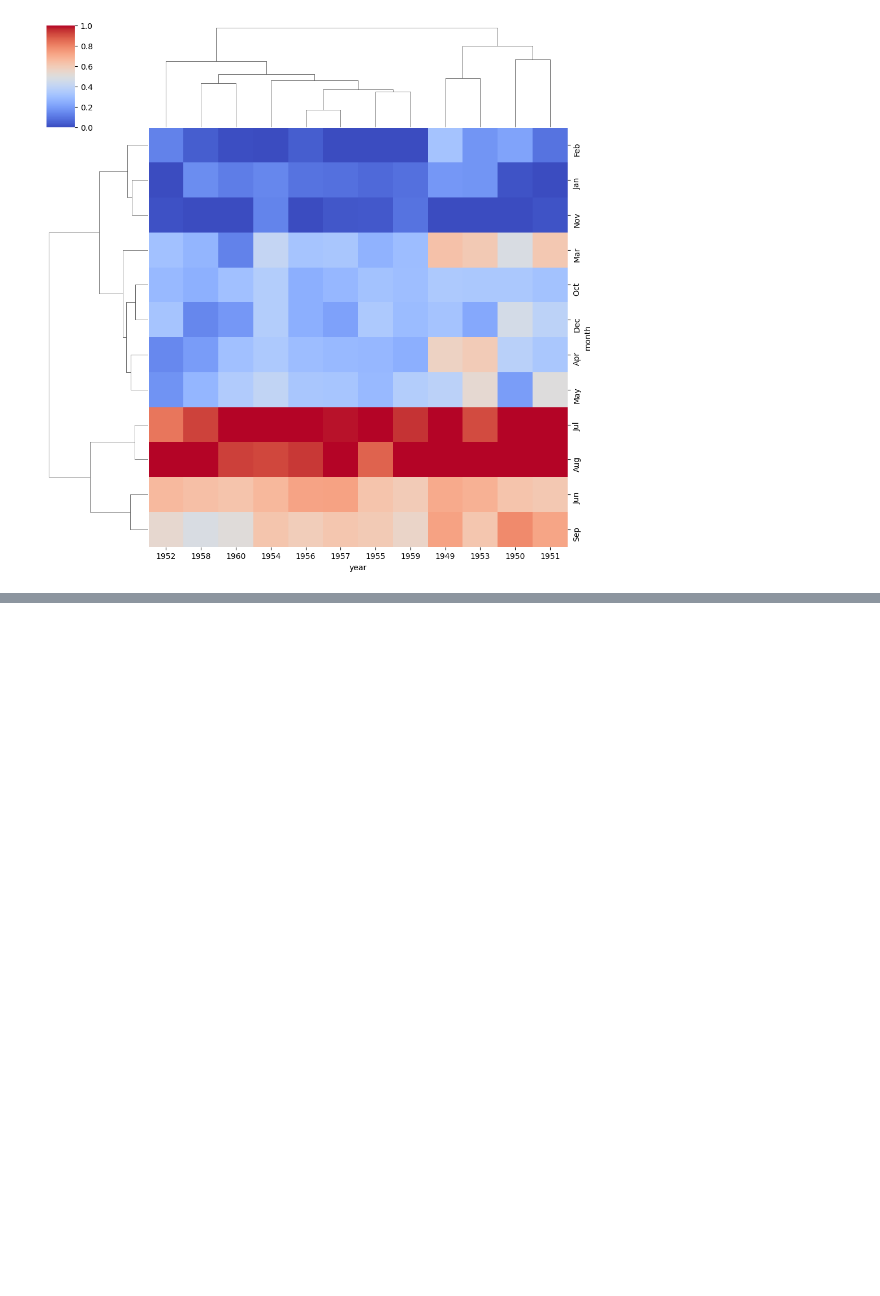
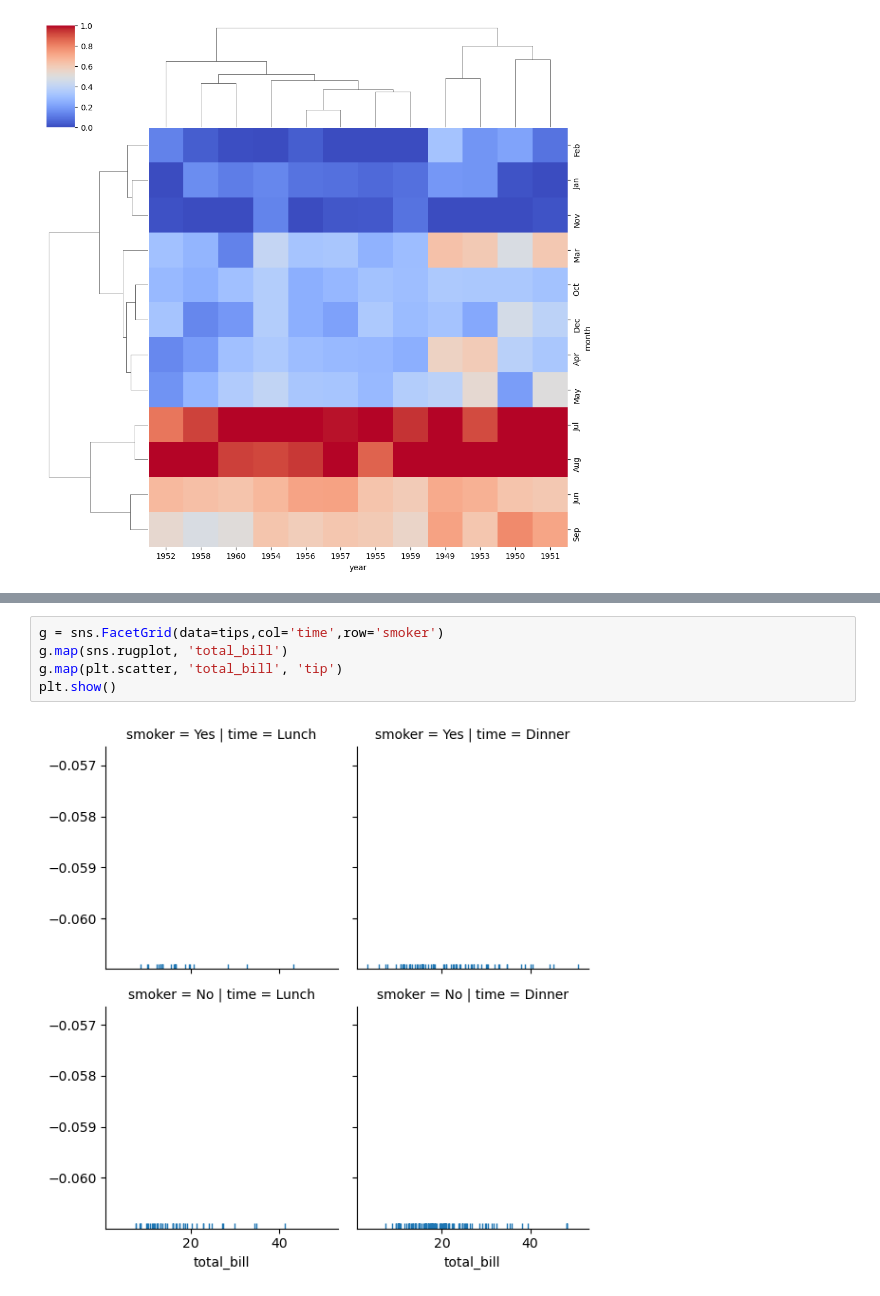
Before and after one commit to m-ata/data-visualization, a Jupyter notebook: seaborn/seaborn.ipynb, the cells around one changed output, grey strips where cells are left out. Drawn from its saved outputs; the diff is of its cells as text; blank space fills up the shorter version.

```diff
--- a/seaborn/seaborn.ipynb
+++ b/seaborn/seaborn.ipynb
@@ -111,0 +146,7 @@ plt.show()
+# %%
+g = sns.FacetGrid(data=tips,col='time',row='smoker')
+g.map(sns.rugplot, 'total_bill')
+g.map(plt.scatter, 'total_bill', 'tip')
+plt.show()
+# %% [output]
+[figure, added]
```
Also changed, not shown: parts of 10 cells of this notebook.
